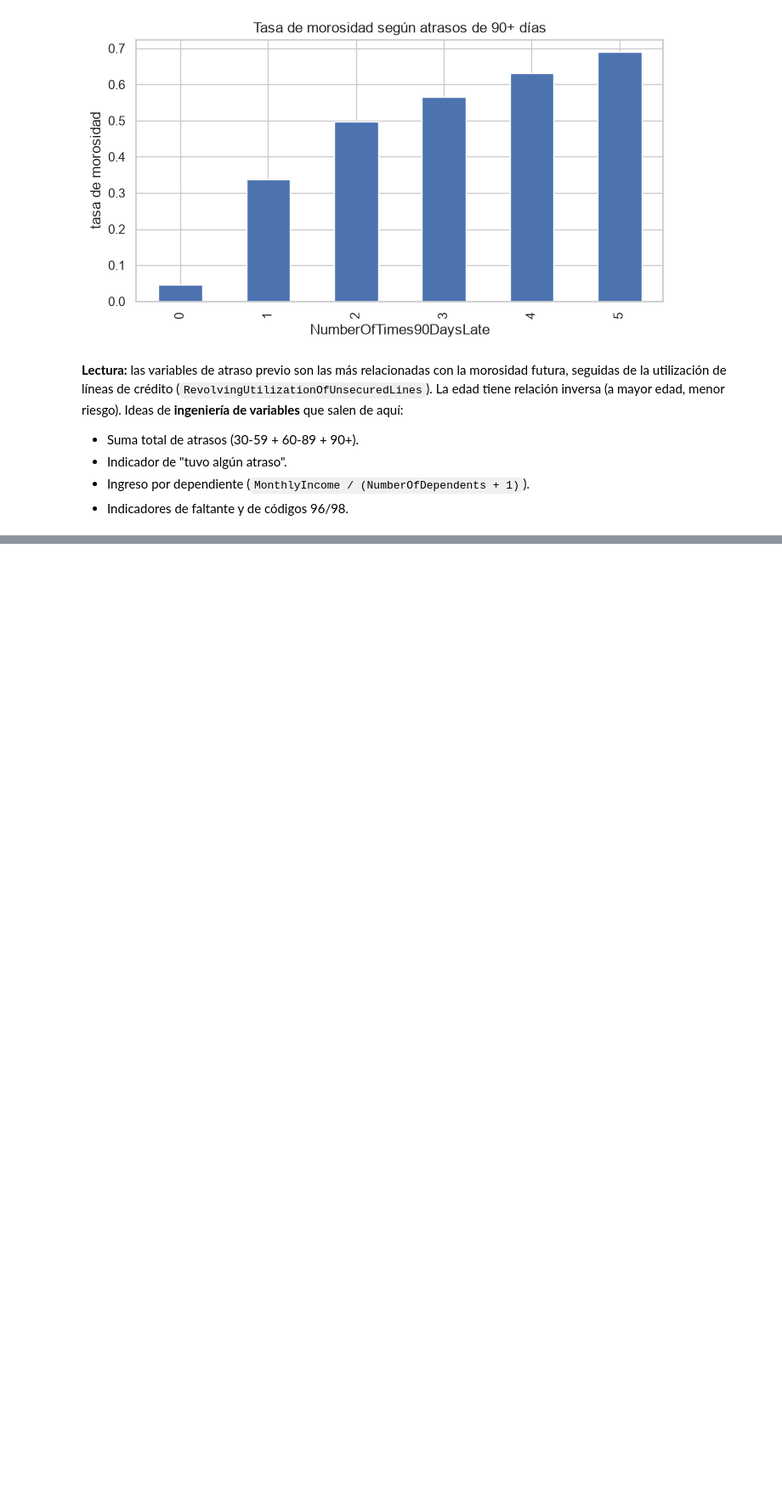
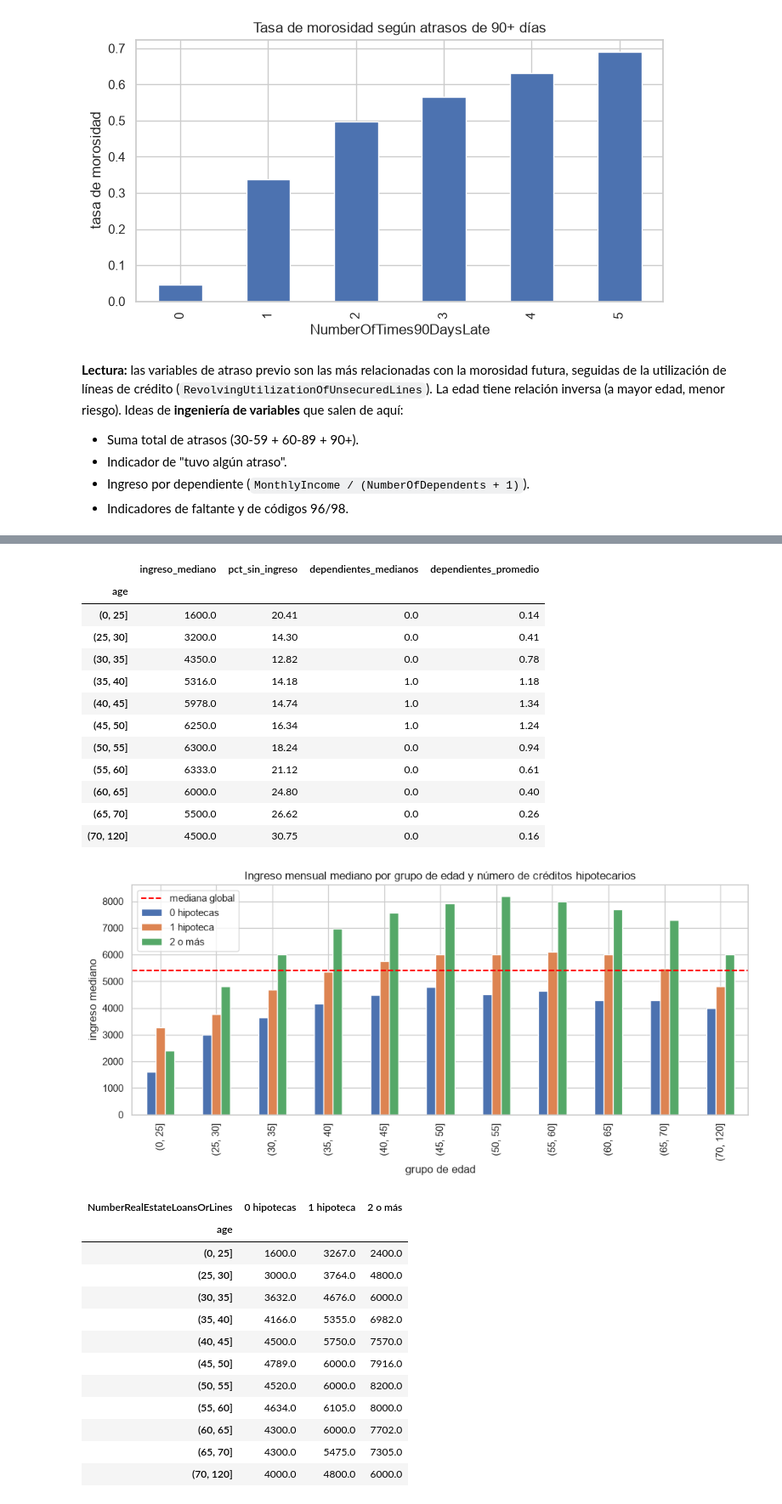
Before and after one commit to gustavopardoitam/ml-competencia-crediticia, a Jupyter notebook: notebooks/02_eda.ipynb, the cells around one changed output, grey strips where cells are left out. Shown at 85% size. Drawn from its saved outputs; the diff is of its cells as text; code cells hidden in the pictures; blank space fills up the shorter version.

```diff
--- a/notebooks/02_eda.ipynb
+++ b/notebooks/02_eda.ipynb
@@ -488,0 +765,53 @@ los datos de entrenamiento de cada partición, para evitar fuga de datos.
+# %%
+grupo_edad = pd.cut(train["age"], CORTES_EDAD)
+ingreso_por_edad = train.groupby(grupo_edad, observed=True).agg(
+    ingreso_mediano=("MonthlyIncome", "median"),
+    pct_sin_ingreso=("MonthlyIncome", lambda s: s.isna().mean() * 100),
+    dependientes_medianos=("NumberOfDependents", "median"),
+    dependientes_promedio=("NumberOfDependents", "mean"),
+)
+display(ingreso_por_edad.round(2))
+
+hipotecas = train["NumberRealEstateLoansOrLines"].clip(upper=2).map(
+    {0: "0 hipotecas", 1: "1 hipoteca", 2: "2 o más"}
+)
+tabla_edad_hipotecas = train.pivot_table(
+    index=grupo_edad, columns=hipotecas, values="MonthlyIncome",
+    aggfunc="median", observed=True,
+)
+ax = tabla_edad_hipotecas.plot(kind="bar", figsize=(12, 4.5))
+ax.axhline(train["MonthlyIncome"].median(), color="red", ls="--", label="mediana global")
+ax.set_title("Ingreso mensual mediano por grupo de edad y número de créditos hipotecarios")
+ax.set_xlabel("grupo de edad")
+ax.set_ylabel("ingreso mediano")
+ax.legend()
+plt.show()
+tabla_edad_hipotecas.round(0)
+# %% [output]
+|  | ingreso_mediano | pct_sin_ingreso | dependientes_medianos | dependientes_promedio |
+| age |  |  |  |  |
+| (0, 25] | 1600.0 | 20.41 | 0.0 | 0.14 |
+| (25, 30] | 3200.0 | 14.30 | 0.0 | 0.41 |
+| (30, 35] | 4350.0 | 12.82 | 0.0 | 0.78 |
+| (35, 40] | 5316.0 | 14.18 | 1.0 | 1.18 |
+| (40, 45] | 5978.0 | 14.74 | 1.0 | 1.34 |
+| (45, 50] | 6250.0 | 16.34 | 1.0 | 1.24 |
+| (50, 55] | 6300.0 | 18.24 | 0.0 | 0.94 |
+| (55, 60] | 6333.0 | 21.12 | 0.0 | 0.61 |
+| (60, 65] | 6000.0 | 24.80 | 0.0 | 0.40 |
+| (65, 70] | 5500.0 | 26.62 | 0.0 | 0.26 |
+| (70, 120] | 4500.0 | 30.75 | 0.0 | 0.16 |
+[figure, added]
+| NumberRealEstateLoansOrLines | 0 hipotecas | 1 hipoteca | 2 o más |
+| age |  |  |  |
+| (0, 25] | 1600.0 | 3267.0 | 2400.0 |
+| (25, 30] | 3000.0 | 3764.0 | 4800.0 |
+| (30, 35] | 3632.0 | 4676.0 | 6000.0 |
+| (35, 40] | 4166.0 | 5355.0 | 6982.0 |
+| (40, 45] | 4500.0 | 5750.0 | 7570.0 |
+| (45, 50] | 4789.0 | 6000.0 | 7916.0 |
+| (50, 55] | 4520.0 | 6000.0 | 8200.0 |
+| (55, 60] | 4634.0 | 6105.0 | 8000.0 |
+| (60, 65] | 4300.0 | 6000.0 | 7702.0 |
+| (65, 70] | 4300.0 | 5475.0 | 7305.0 |
+| (70, 120] | 4000.0 | 4800.0 | 6000.0 |
```
Also changed, not shown: parts of 52 cells of this notebook, 2 other files.
